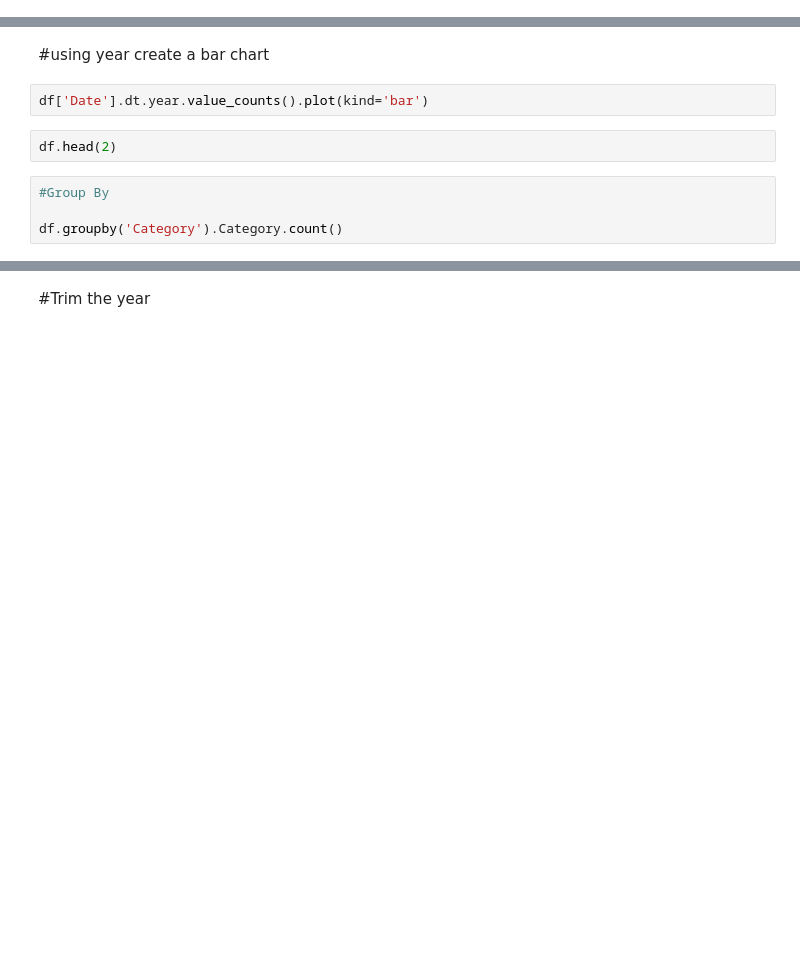
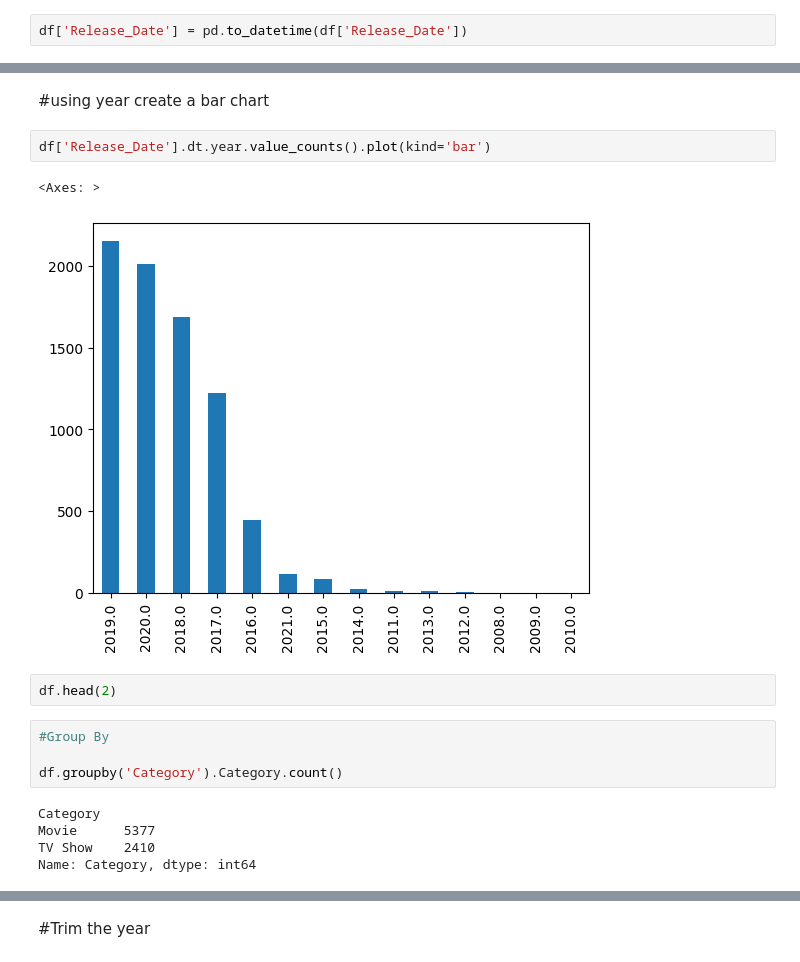
Before and after one commit to rajib-ahmed98/Python-Data-Analysis, a Jupyter notebook: netflix_analysis.ipynb, the cells around one changed output, grey strips where cells are left out. Saved outputs shown, nothing was run; the diff lists cells and outputs as text; blank space fills up the shorter version.

```diff
--- a/netflix_analysis.ipynb
+++ b/netflix_analysis.ipynb
@@ -110,3 +246,5 @@ df['Date_N'] = pd.to_datetime(df['Release_Date'])
+# %%
+df['Release_Date'] = pd.to_datetime(df['Release_Date'])
 # %%
 
 df.dtypes
@@ -115,13 +305,21 @@ df['Date'].dt.year.value_counts()
 # %% [markdown]
 #using year create a bar chart
 # %%
-df['Date'].dt.year.value_counts().plot(kind='bar')
+df['Release_Date'].dt.year.value_counts().plot(kind='bar')
+# %% [output]
+<Axes: >
+[figure, added]
 # %%
 df.head(2)
 # %%
 #Group By
 
 df.groupby('Category').Category.count()
+# %% [output]
+Category
+Movie      5377
+TV Show    2410
+Name: Category, dtype: int64
 # %%
 # sns.countplot(df['Category'])
 
```
Also changed, not shown: parts of 29 cells of this notebook.
